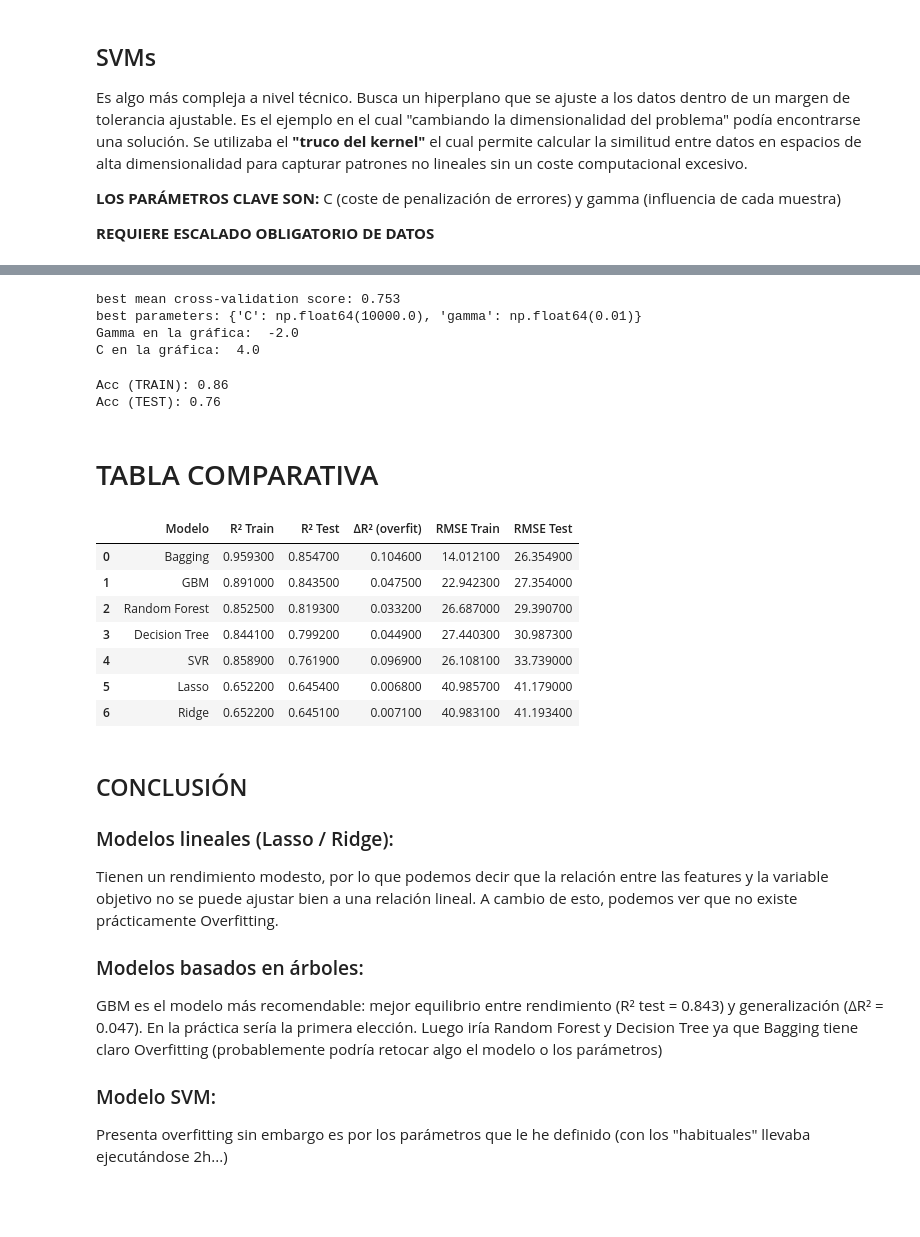
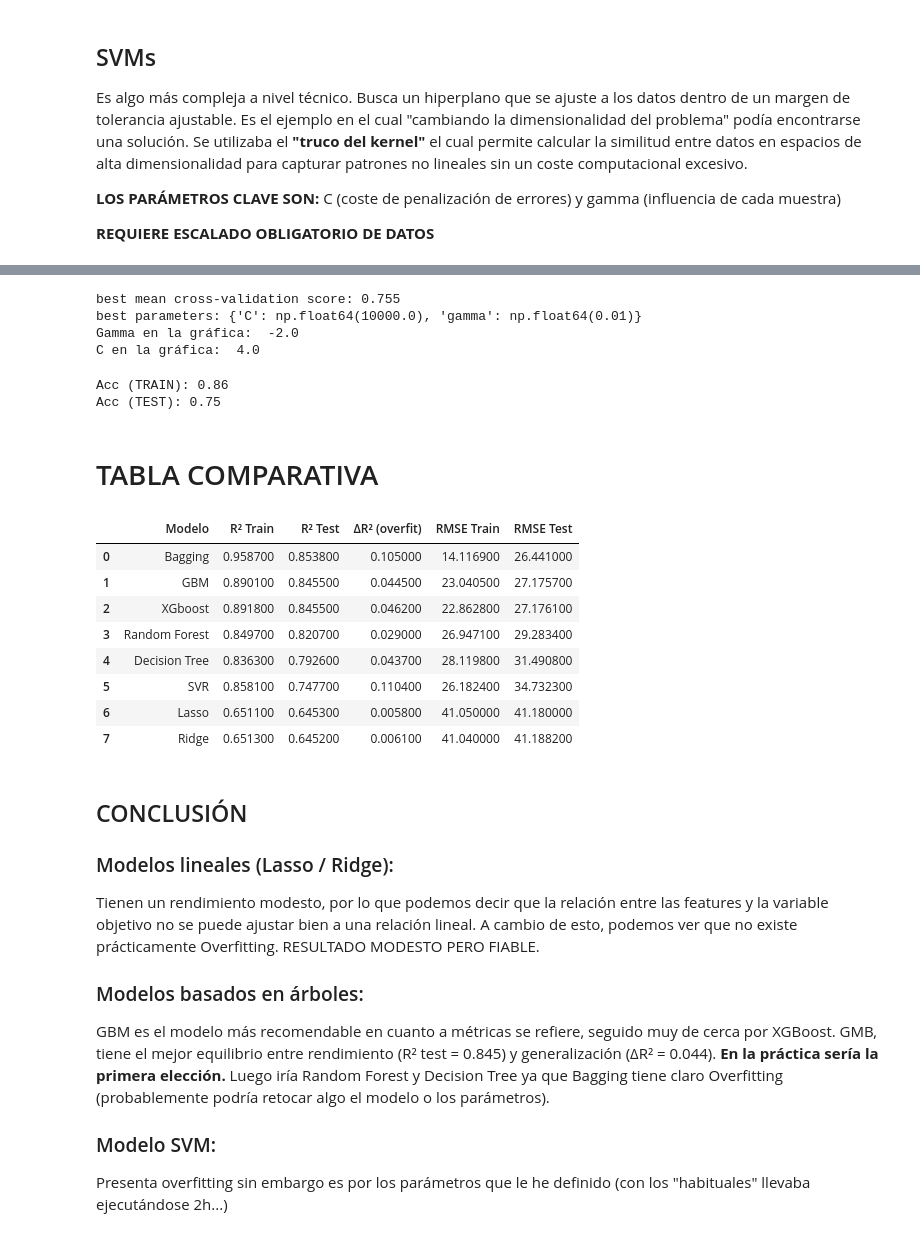
Before and after one commit to VictorReyesValbuena/PracticasProyectos, a Jupyter notebook: Proyecto 6 - Práctica Machine Learning/OK_ResolucionPractica.ipynb, the cells around one changed output, grey strips where cells are left out. Drawn from its saved outputs; the diff is of its cells as text; code cells hidden in the pictures; blank space fills up the shorter version.

```diff
--- a/Proyecto 6 - Práctica Machine Learning/OK_ResolucionPractica.ipynb
+++ b/Proyecto 6 - Práctica Machine Learning/OK_ResolucionPractica.ipynb
@@ -423,12 +423,13 @@ Es una implementación optimizada y muy rápida del proceso Boosted.
 # %%
 n_iterations = [500, 1000, 2000]
 learning_rate = [0.1, 0.05]
-param_grid = {'n_estimators': n_iterations,'learning_rate': learning_rate}
-grid = GridSearchCV(XGBRegressor(random_state=0, max_depth=2), param_grid=param_grid, cv=3, verbose=2)
-grid.fit(X_train, y_train)
-print("best mean cross-validation score: {:.3f}".format(grid.best_score_))
-print("best parameters: {}".format(grid.best_params_))
-best_xgb = grid.best_estimator_
+param_grid5 = {'n_estimators': n_iterations,'learning_rate': learning_rate}
+grid5 = GridSearchCV(XGBRegressor(random_state=0, max_depth=2), param_grid=param_grid5, cv=3, verbose=2)
+grid5.fit(X_train, y_train)
+print("best mean cross-validation score: {:.3f}".format(grid5.best_score_))
+print("best parameters: {}".format(grid5.best_params_))
+
+best_xgb = grid5.best_estimator_
 print("R² Train:", best_xgb.score(X_train, y_train))
 print("R² Test: ", best_xgb.score(X_test, y_test))
 # %% [output]
@@ -465,8 +466,8 @@ from sklearn.svm import SVR
 vectorC = np.logspace(-2, 4, 4)
 vectorG = np.logspace(-2, 1, 4)
 
-param_grid = {'C': vectorC, 'gamma':vectorG}
-grid = GridSearchCV(SVR(kernel='rbf'), param_grid=param_grid, cv = 5, verbose=2)
-grid.fit(XtrainScaled, y_train)
+param_grid6 = {'C': vectorC, 'gamma':vectorG}
+grid6 = GridSearchCV(SVR(kernel='rbf'), param_grid=param_grid6, cv = 5, verbose=2)
+grid6.fit(XtrainScaled, y_train)
 # %% [output]
 Fitting 5 folds for each of 16 candidates, totalling 80 fits
@@ -491,29 +492,29 @@ GridSearchCV(cv=5, estimator=SVR(),
                          'gamma': array([ 0.01,  0.1 ,  1.  , 10.  ])},
              verbose=2)
 # %%
-print("best mean cross-validation score: {:.3f}".format(grid.best_score_))
-print("best parameters: {}".format(grid.best_params_))
+print("best mean cross-validation score: {:.3f}".format(grid6.best_score_))
+print("best parameters: {}".format(grid6.best_params_))
 
-print("Gamma en la gráfica: ", np.log10(grid.best_params_['gamma']))
-print("C en la gráfica: ", np.log10(grid.best_params_['C']))
+print("Gamma en la gráfica: ", np.log10(grid6.best_params_['gamma']))
+print("C en la gráfica: ", np.log10(grid6.best_params_['C']))
 
-scores = grid.cv_results_['mean_test_score'].reshape(len(vectorC),len(vectorG))
+scores = grid6.cv_results_['mean_test_score'].reshape(len(vectorC),len(vectorG))
 # %% [output]
-best mean cross-validation score: 0.753
+best mean cross-validation score: 0.755
 best parameters: {'C': np.float64(10000.0), 'gamma': np.float64(0.01)}
 Gamma en la gráfica:  -2.0
 C en la gráfica:  4.0
 # %%
 # Paso 3:
-Copt = grid.best_params_['C']
-Gopt = grid.best_params_['gamma']
+Copt = grid6.best_params_['C']
+Gopt = grid6.best_params_['gamma']
 
 svmModel = SVR(kernel='rbf',gamma = Gopt, C = Copt).fit(XtrainScaled,y_train)
 print(f'Acc (TRAIN): {svmModel.score(XtrainScaled,y_train):0.2f}')
 print(f'Acc (TEST): {svmModel.score(XtestScaled,y_test):0.2f}')
 # %% [output]
 Acc (TRAIN): 0.86
-Acc (TEST): 0.76
+Acc (TEST): 0.75
 # %% [markdown]
 # TABLA COMPARATIVA
 # %%
@@ -524,54 +525,56 @@ def get_metrics(model, X_train, y_train, X_test, y_test):
     rmse_test  = np.sqrt(mean_squared_error(y_test,  model.predict(X_test)))
     return r2_train, r2_test, rmse_train, rmse_test
 
 modelos = {
     'Lasso':         (lasso,            XtrainScaled, XtestScaled),
     'Ridge':         (ridge,            XtrainScaled, XtestScaled),
     'Decision Tree': (treeModel,        X_train,      X_test),
     'Random Forest': (randomForest,     X_train,      X_test),
     'Bagging':       (baggingRegressor, X_train,      X_test),
-    'GBM':           (Boosted,     X_train,      X_test),
-    'SVR':           (svmModel,         XtrainScaled, XtestScaled),
+    'GBM':           (Boosted,          X_train,      X_test),
+    'XGboost':       (best_xgb,        X_train,      X_test),
+    'SVR':           (svmModel,         XtrainScaled, XtestScaled)
 }
 
 filas = []
 for nombre, (modelo, Xtr, Xte) in modelos.items():
     r2_tr, r2_te, rmse_tr, rmse_te = get_metrics(modelo, Xtr, y_train, Xte, y_test)
     filas.append({
         'Modelo':        nombre,
         'R² Train':      r2_tr,
         'R² Test':       r2_te,
-        'ΔR² (overfit)': r2_tr - r2_te,   # cuanto mayor, más overfitting
+        'ΔR² (overfit)': r2_tr - r2_te,
         'RMSE Train':    rmse_tr,
         'RMSE Test':     rmse_te
     })
 
 resultados = pd.DataFrame(filas).sort_values('R² Test', ascending=False).reset_index(drop=True)
 resultados = resultados.round(4)
 resultados.style \
     .highlight_max(subset=['R² Test'],       color='lightgreen') \
     .highlight_min(subset=['RMSE Test'],     color='lightgreen') \
     .highlight_max(subset=['ΔR² (overfit)'], color='salmon')
 # %% [output]
 |  | Modelo | R² Train | R² Test | ΔR² (overfit) | RMSE Train | RMSE Test |
-| 0 | Bagging | 0.959300 | 0.854700 | 0.104600 | 14.012100 | 26.354900 |
-| 1 | GBM | 0.891000 | 0.843500 | 0.047500 | 22.942300 | 27.354000 |
-| 2 | Random Forest | 0.852500 | 0.819300 | 0.033200 | 26.687000 | 29.390700 |
-| 3 | Decision Tree | 0.844100 | 0.799200 | 0.044900 | 27.440300 | 30.987300 |
-| 4 | SVR | 0.858900 | 0.761900 | 0.096900 | 26.108100 | 33.739000 |
-| 5 | Lasso | 0.652200 | 0.645400 | 0.006800 | 40.985700 | 41.179000 |
-| 6 | Ridge | 0.652200 | 0.645100 | 0.007100 | 40.983100 | 41.193400 |
+| 0 | Bagging | 0.958700 | 0.853800 | 0.105000 | 14.116900 | 26.441000 |
+| 1 | GBM | 0.890100 | 0.845500 | 0.044500 | 23.040500 | 27.175700 |
+| 2 | XGboost | 0.891800 | 0.845500 | 0.046200 | 22.862800 | 27.176100 |
+| 3 | Random Forest | 0.849700 | 0.820700 | 0.029000 | 26.947100 | 29.283400 |
+| 4 | Decision Tree | 0.836300 | 0.792600 | 0.043700 | 28.119800 | 31.490800 |
+| 5 | SVR | 0.858100 | 0.747700 | 0.110400 | 26.182400 | 34.732300 |
+| 6 | Lasso | 0.651100 | 0.645300 | 0.005800 | 41.050000 | 41.180000 |
+| 7 | Ridge | 0.651300 | 0.645200 | 0.006100 | 41.040000 | 41.188200 |
 # %% [markdown]
 ## CONCLUSIÓN
 
 ### Modelos lineales (Lasso / Ridge):
 
-Tienen un rendimiento modesto, por lo que podemos decir que la relación entre las features y la variable objetivo no se puede ajustar bien a una relación lineal. A cambio de esto, podemos ver que no existe prácticamente Overfitting.
+Tienen un rendimiento modesto, por lo que podemos decir que la relación entre las features y la variable objetivo no se puede ajustar bien a una relación lineal. A cambio de esto, podemos ver que no existe prácticamente Overfitting. RESULTADO MODESTO PERO FIABLE.
 
 ### Modelos basados en árboles:
 
-GBM es el modelo más recomendable: mejor equilibrio entre rendimiento (R² test = 0.843) y generalización (ΔR² = 0.047). En la práctica sería la primera elección.
-Luego iría Random Forest y Decision Tree ya que Bagging tiene claro Overfitting (probablemente podría retocar algo el modelo o los parámetros)
+GBM es el modelo más recomendable en cuanto a métricas se refiere, seguido muy de cerca por XGBoost. GMB, tiene el mejor equilibrio entre rendimiento (R² test = 0.845) y generalización (ΔR² = 0.044). **En la práctica sería la primera elección.**
+Luego iría Random Forest y Decision Tree ya que Bagging tiene claro Overfitting (probablemente podría retocar algo el modelo o los parámetros).
 
 ### Modelo SVM:
 
```
Also changed, not shown: parts of 18 cells of this notebook, 3 other files.
